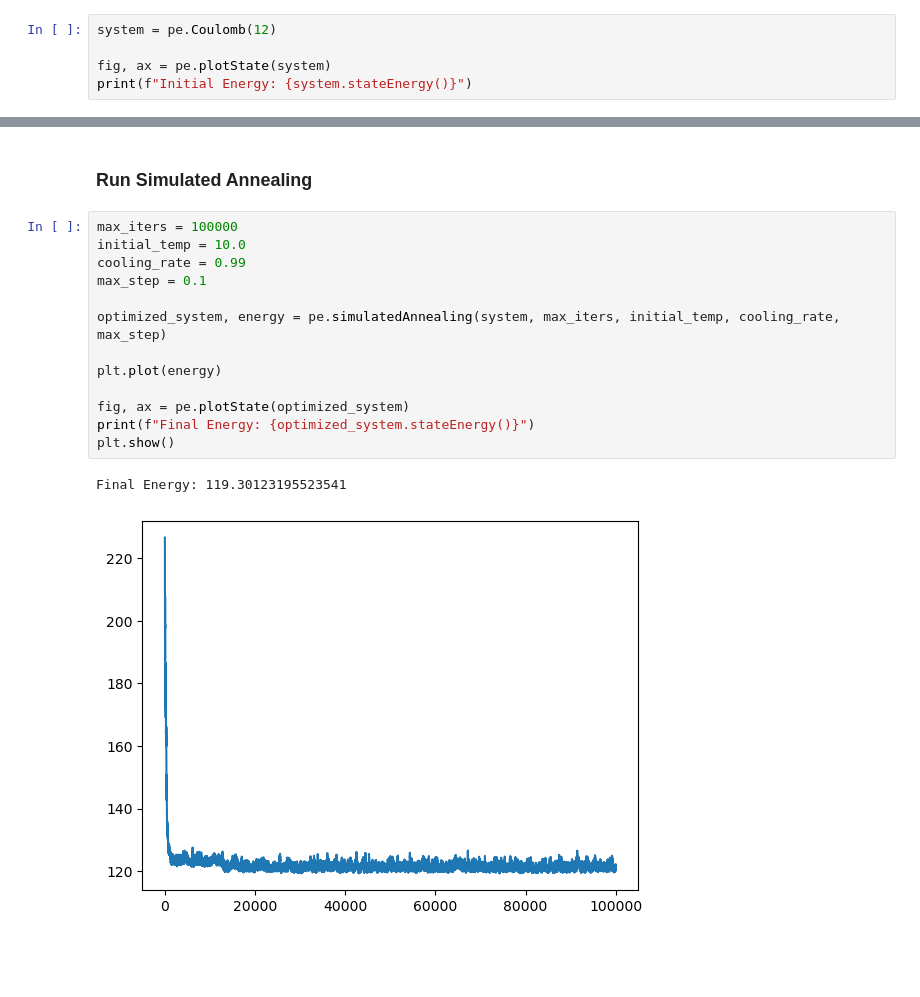
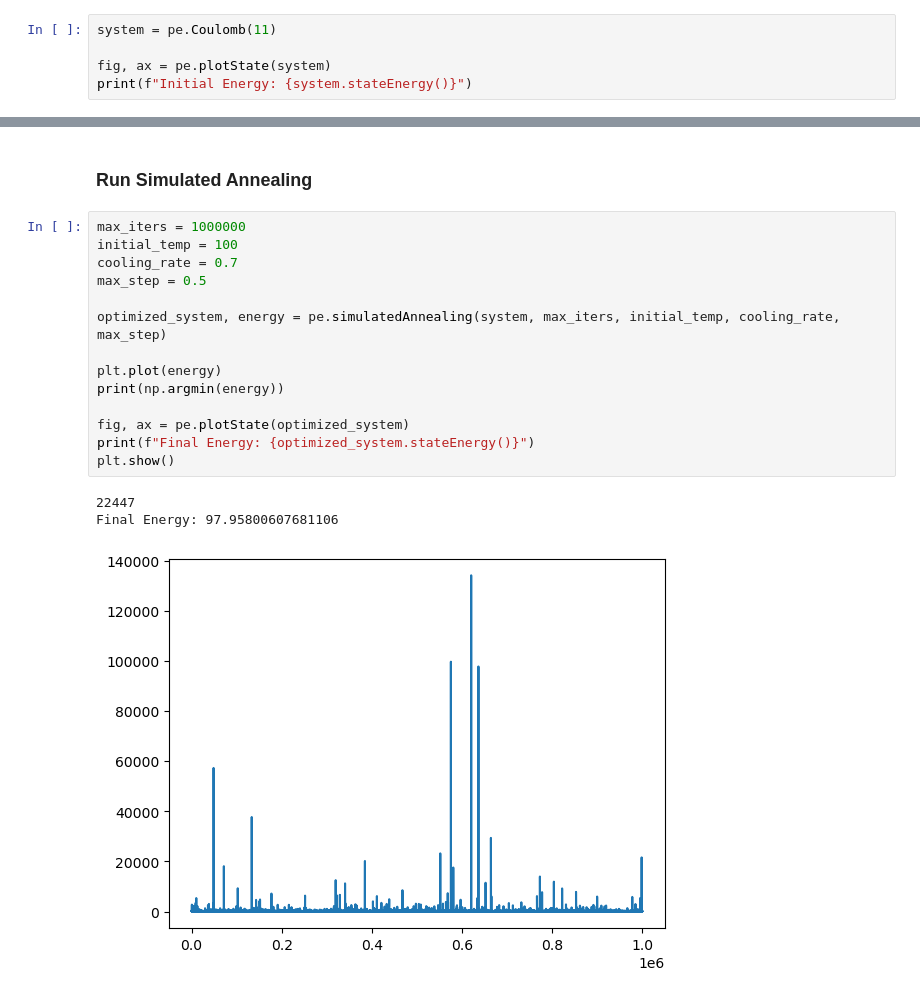
Before and after one commit to Koekoek1337/stochSim3, a Jupyter notebook: electricPotentialEnergy.ipynb, the cells around one changed output, grey strips where cells are left out. Saved outputs shown, nothing was run; the diff lists cells and outputs as text; blank space fills up the shorter version.

```diff
--- a/electricPotentialEnergy.ipynb
+++ b/electricPotentialEnergy.ipynb
@@ -6,7 +6,7 @@ import electricPotentialEnergy as pe
 # %% [markdown]
 ### Initialize the system
 # %%
-system = pe.Coulomb(12)
+system = pe.Coulomb(11)
 
 fig, ax = pe.plotState(system)
 print(f"Initial Energy: {system.stateEnergy()}")
@@ -16,18 +16,20 @@ Initial Energy: 226.59544322579265
 # %% [markdown]
 ### Run Simulated Annealing
 # %%
-max_iters = 100000
-initial_temp = 10.0
-cooling_rate = 0.99
-max_step = 0.1
+max_iters = 1000000
+initial_temp = 100
+cooling_rate = 0.7
+max_step = 0.5
 
 optimized_system, energy = pe.simulatedAnnealing(system, max_iters, initial_temp, cooling_rate, max_step)
 
 plt.plot(energy)
+print(np.argmin(energy))
 
 fig, ax = pe.plotState(optimized_system)
 print(f"Final Energy: {optimized_system.stateEnergy()}")
 plt.show()
 # %% [output]
-Final Energy: 119.30123195523541
+22447
+Final Energy: 97.95800607681106
-[figure, old version]
+[figure, new version]
```
Also changed, not shown: parts of 2 cells of this notebook, 1 other file.
